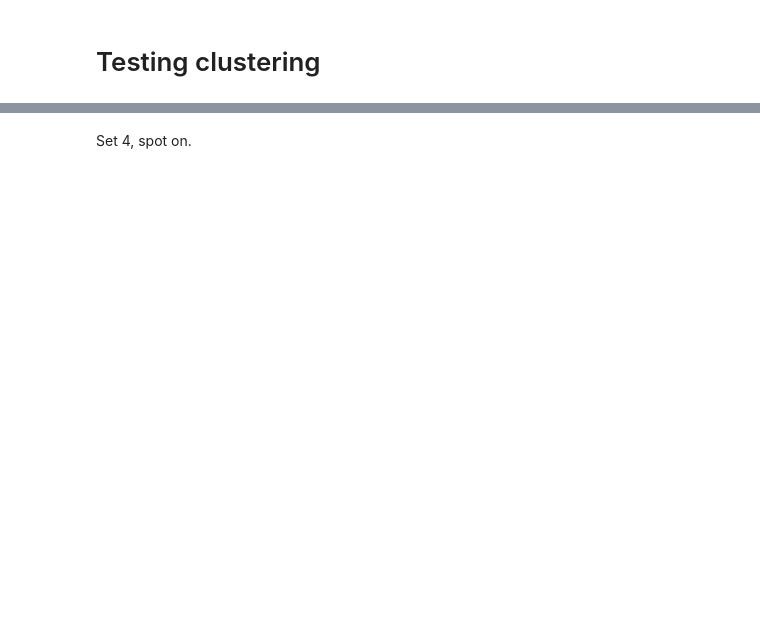
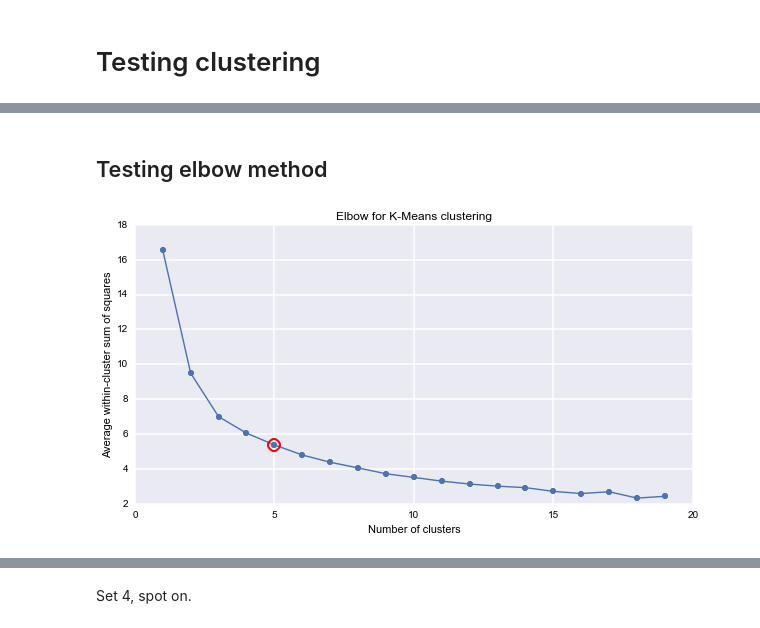
Before and after one commit to giulioungaretti/stats2013, a Jupyter notebook: Project2/Clustering.ipynb, the cells around one changed output, grey strips where cells are left out. Cells and saved outputs as stored; diff of their text form; code cells hidden in the pictures; blank space fills up the shorter version.

Commit message:
added elbow method

```diff
--- a/Project2/Clustering.ipynb
+++ b/Project2/Clustering.ipynb
@@ -46,3 +47,37 @@ ax.set_xlabel(r'<Gini index>$_{year: %.i - %.i }$ '%(1990,2010));
+# %% [markdown]
+## Testing elbow method
+# %%
+from scipy.cluster.vq import kmeans,vq
+from scipy.spatial.distance import cdist
+
+##### cluster data into K=1..10 clusters #####
+#K, KM, centroids,D_k,cIdx,dist,avgWithinSS = kmeans.run_kmeans(X,10)
+XX = array([X.Gini, X.GDP_sum_norm_100])
+K = range(1,20)
+
+  # scipy.cluster.vq.kmeans
+KM = [kmeans(X.values,k) for k in K] # apply kmeans 1 to 10
+centroids = [cent for (cent,var) in KM]   # cluster centroids
+
+D_k = [cdist(X.values, cent, 'euclidean') for cent in centroids]
+
+cIdx = [np.argmin(D,axis=1) for D in D_k]
+dist = [np.min(D,axis=1) for D in D_k]
+avgWithinSS = [sum(d)/X.shape[0] for d in dist]
+# %%
+kIdx = 4 # 5 clusters
+# plot elbow curve
+fig = plt.figure()
+ax = fig.add_subplot(111)
+ax.plot(K, avgWithinSS, 'o-')
+ax.plot(K[kIdx], avgWithinSS[kIdx], marker='o', markersize=12,
+      markeredgewidth=2, markeredgecolor='r', markerfacecolor='None')
+plt.grid(True)
+plt.xlabel('Number of clusters')
+plt.ylabel('Average within-cluster sum of squares')
+tt = plt.title('Elbow for K-Means clustering')
+# %% [output]
+[figure, added]
 # %%
 data['counts'] = y_pred
 # %%
```
Also changed, not shown: parts of 7 cells of this notebook.
